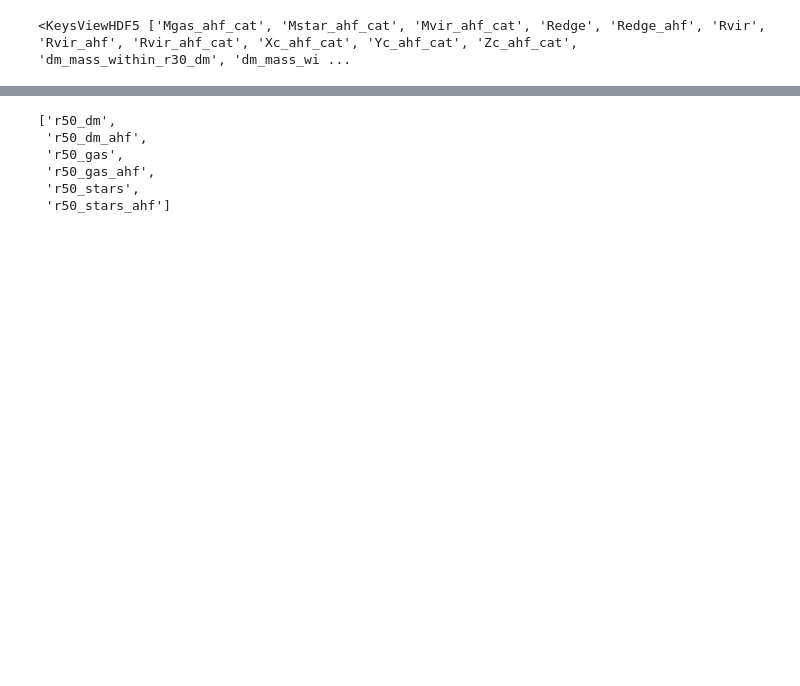
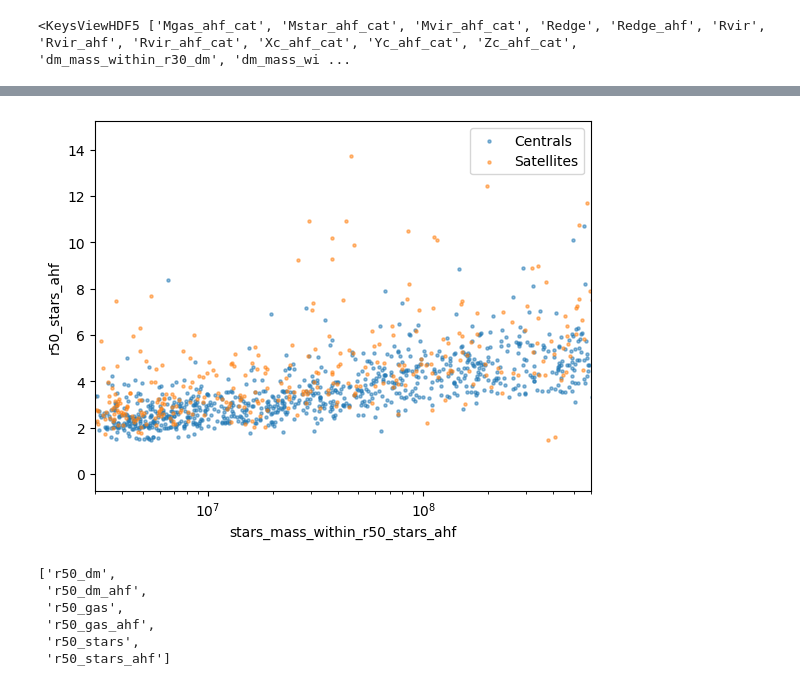
Before and after one commit to mkzeender/thesis, a Jupyter notebook: root_graph.ipynb, the cells around one changed output, grey strips where cells are left out. Saved outputs shown, nothing was run; the diff lists cells and outputs as text; code cells hidden in the pictures; blank space fills up the shorter version.

```diff
--- a/root_graph.ipynb
+++ b/root_graph.ipynb
@@ -21,19 +20,20 @@ def hosts(arr):
     return np.fromiter((n for i, n in enumerate(arr) if dat['groupID'][i] == -1), dtype=float)
 # %%
 
-fig, ax = plt.subplots()
+fig = plt.figure()
+ax = plt.axes()
 
 ax.set_xscale('log')
 #ax.set_yscale('log')
 
 x, y = dat['stars_mass_within_r50_stars_ahf'], dat['r50_stars_ahf']
 
-ax.scatter(hosts(x), hosts(y),  alpha=0.5, s=5)
-ax.scatter(sates(x), sates(y),  alpha=0.5, s=5)
-#ax.set_xlim(3e6, 6e8)
+ax.scatter(hosts(x), hosts(y), alpha=0.5, s=5)
+ax.scatter(sates(x), sates(y), alpha=0.5, s=5)
+ax.set_xlim(3e6, 6e8)
 #ax.set_ylim(1e6, 6e9)
 ax.legend(('Centrals', 'Satellites'))
-ax.set_xlabel('stars_mass_within_r50_stars')
-ax.set_ylabel(   'r50_stars')
+ax.set_xlabel('stars_mass_within_r50_stars_ahf')
+ax.set_ylabel(   'r50_stars_ahf')
 fig.savefig('out.png')
 # %% [output]
@@ -42,3 +40,4 @@ fig.savefig('out.png')
+[figure, added]
 # %%
 list(x for x in dat.keys() if x.startswith('r50'))
 # %% [output]
```
Also changed, not shown: parts of 4 cells of this notebook, 1 other file.
